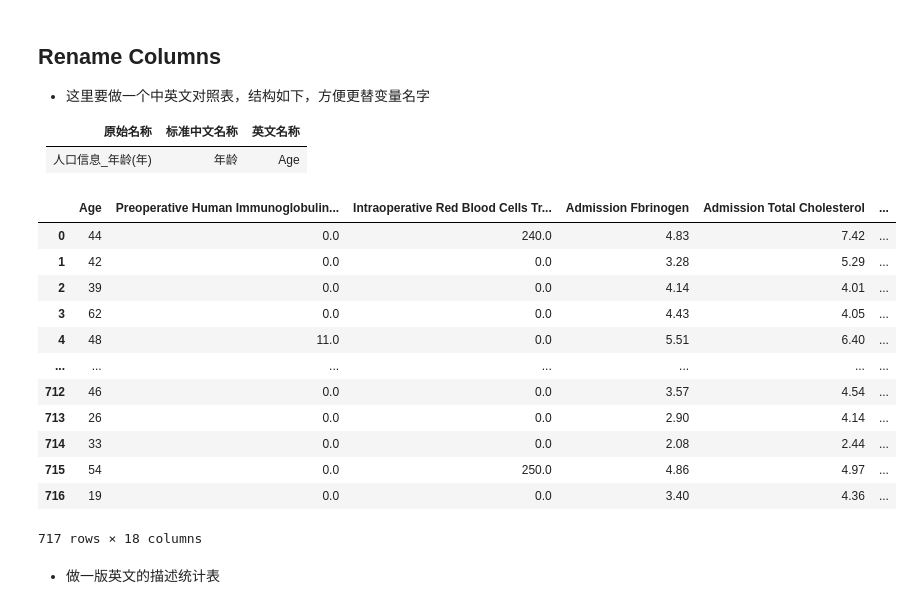
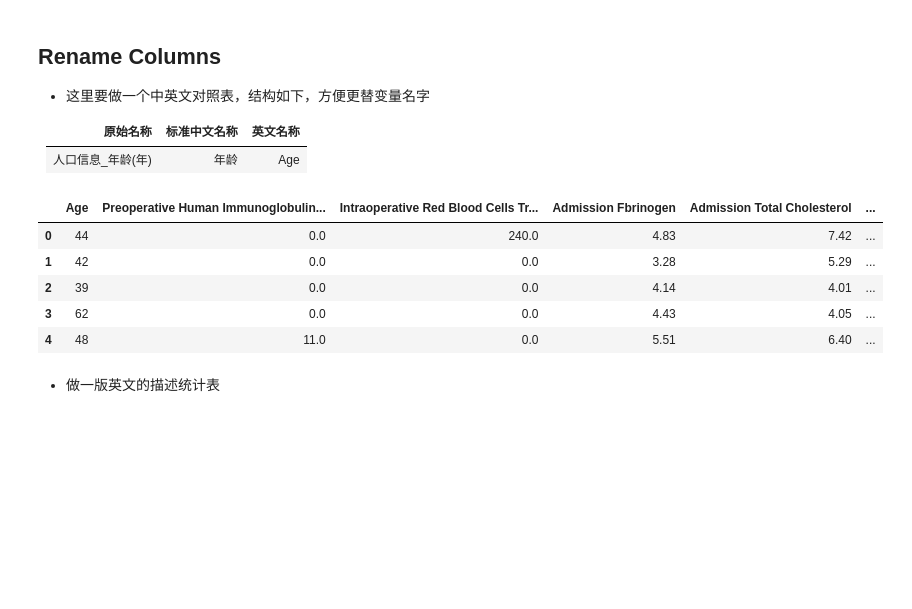
Before and after one commit to wu-zhengdong/ClinicalTools, a Jupyter notebook: Tutorial (WorkFlow).ipynb, the cells around one changed output. Cells and saved outputs as stored; diff of their text form; code cells hidden in the pictures; blank space fills up the shorter version.

```diff
--- a/Tutorial (WorkFlow).ipynb
+++ b/Tutorial (WorkFlow).ipynb
@@ -174,21 +168,14 @@ for c,e in zip(chi, eng):
         c: e
     }, inplace=True)
 # %%
-X
+X.head(5)
 # %% [output]
 |  | Age | Preoperative Human Immunoglobulin... | Intraoperative Red Blood Cells Tr... | Admission Fbrinogen | Admission Total Cholesterol | ... |
 | 0 | 44 | 0.0 | 240.0 | 4.83 | 7.42 | ... |
 | 1 | 42 | 0.0 | 0.0 | 3.28 | 5.29 | ... |
 | 2 | 39 | 0.0 | 0.0 | 4.14 | 4.01 | ... |
 | 3 | 62 | 0.0 | 0.0 | 4.43 | 4.05 | ... |
 | 4 | 48 | 11.0 | 0.0 | 5.51 | 6.40 | ... |
-| ... | ... | ... | ... | ... | ... | ... |
-| 712 | 46 | 0.0 | 0.0 | 3.57 | 4.54 | ... |
-| 713 | 26 | 0.0 | 0.0 | 2.90 | 4.14 | ... |
-| 714 | 33 | 0.0 | 0.0 | 2.08 | 2.44 | ... |
-| 715 | 54 | 0.0 | 250.0 | 4.86 | 4.97 | ... |
-| 716 | 19 | 0.0 | 0.0 | 3.40 | 4.36 | ... |
-717 rows × 18 columns
 # %% [markdown]
 - 做一版英文的描述统计表
 # %%
```
Also changed, not shown: parts of 10 cells of this notebook, 4 other files.
